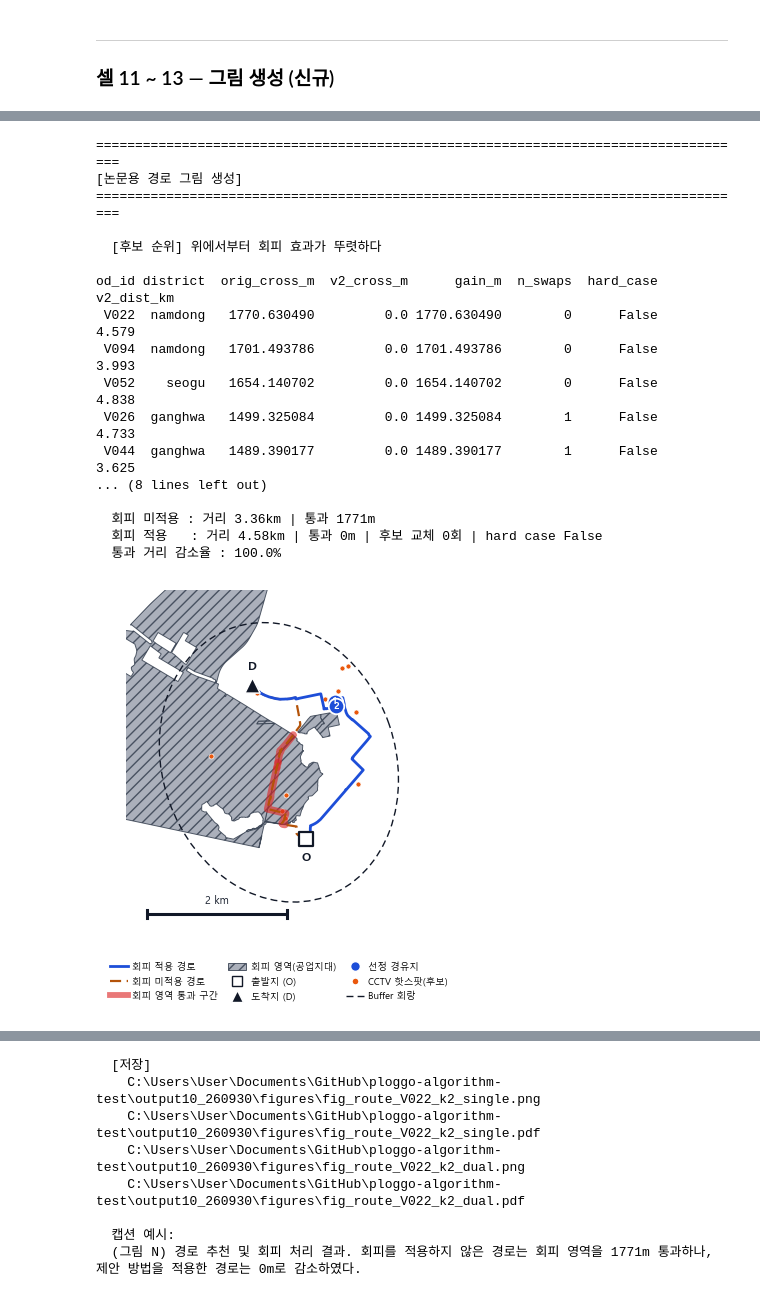
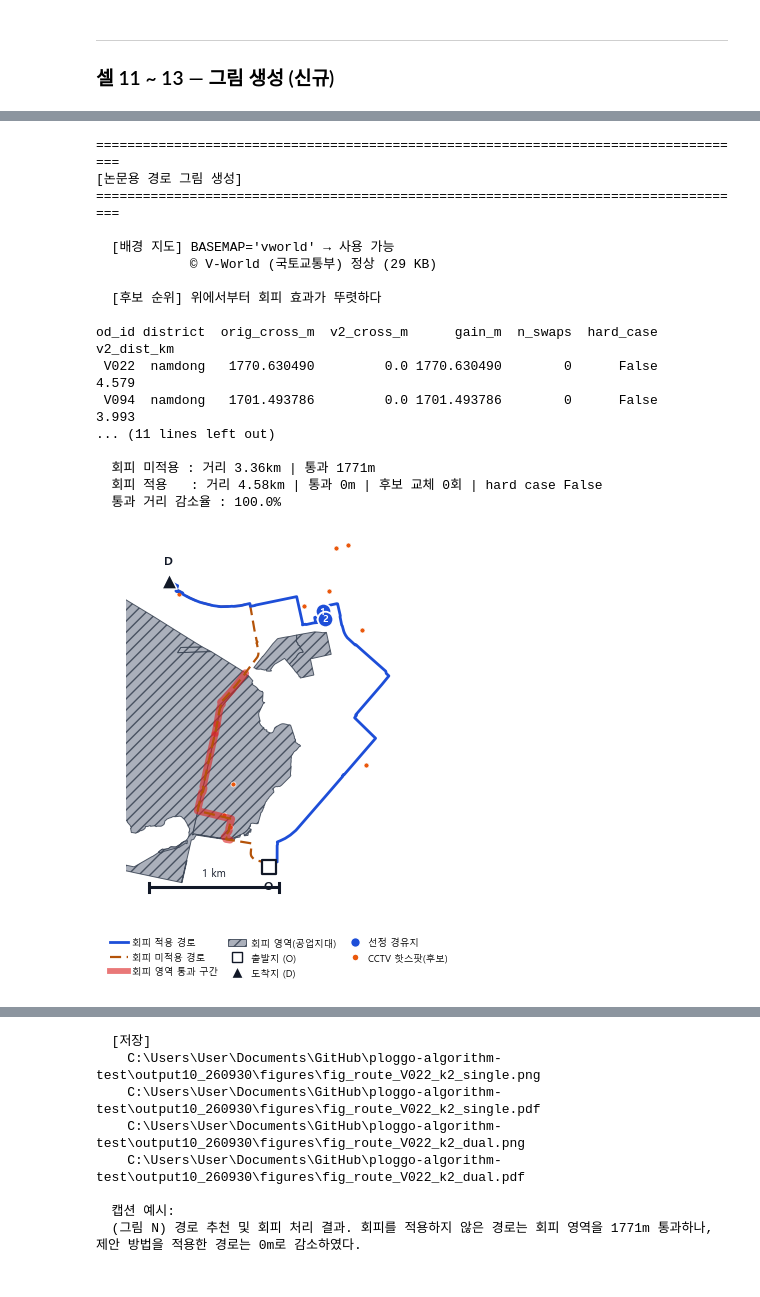
Before and after one commit to yeonyeong0120/ploggo-algorithm-test, a Jupyter notebook: routeFigure_v10_260930.ipynb, the cells around one changed output, grey strips where cells are left out. Cells and saved outputs as stored; diff of their text form; code cells hidden in the pictures.

```diff
--- a/routeFigure_v10_260930.ipynb
+++ b/routeFigure_v10_260930.ipynb
@@ -1287,9 +1392,22 @@ print(f"  배경 지도: {'사용 가능 (contextily)' if _HAS_CX else '불가
 FIG_OD_ID       = None     # 특정 OD를 쓰려면 'V012' 처럼 지정. None이면 자동 선정
 FIG_K           = 2        # 경유 핫스팟 수 (논문 확정값)
 FIG_DPI         = 300
-BASEMAP         = 'osm'          # 배경 지도: 'osm' | 'gray'(Esri 회색) | None(흰 배경)
 SHOW_HOTSPOTS   = 'candidates'   # CCTV 핫스팟: 'candidates' | 'all' | None
-SHOW_BUFFER     = True           # 타원 회랑 표시. False면 경로 주변만 확대된다
+
+# 배경 지도 — V-World(국토교통부)를 기본으로 쓴다. OpenStreetMap은 자원봉사 서버라
+# 이용 정책상 차단되는 경우가 있어("Access blocked" 타일) 기본에서 제외했다.
+#   'vworld'    V-World 일반 지도  (권장 — 도로명·건물이 한글로 나온다)
+#   'gray'      회색 단색 지도      (경로 색이 가장 잘 대비된다)
+#   'satellite' 항공사진           (공업지대의 실제 모습이 보인다)
+#   'esri'      Esri 거리 지도      (V-World 키가 없을 때)
+#   None        흰 배경
+BASEMAP         = 'vworld'
+
+# Buffer 타원 회랑 표시 여부.
+# 회랑은 경로보다 훨씬 넓어 켜면 화면이 크게 축소되고 경로가 작아진다.
+# 따라서 논문 그림은 False로 둔다. 후보 추출 범위를 설명하는 별도 그림이
+# 필요할 때만 True로 바꾼다.
+SHOW_BUFFER     = False
 
 FIG_DIR = V10_ROOT / "figures"
 FIG_DIR.mkdir(parents=True, exist_ok=True)
@@ -1317,6 +1435,24 @@ def rank_ods_for_figure(top_n=8):
 print("=" * 84)
 print("[논문용 경로 그림 생성]")
 print("=" * 84)
+
+# --- 배경 지도 점검 (타일 한 장만 받아본다) ---
+if BASEMAP:
+    _ok, _why = probe_basemap(BASEMAP)
+    print(f"\n  [배경 지도] BASEMAP='{BASEMAP}' → {'사용 가능' if _ok else '사용 불가'}")
+    print(f"            {_why}")
+    if not _ok:
+        for _alt in ('esri', 'gray', 'vworld'):
+            if _alt == BASEMAP:
+                continue
+            _ok2, _why2 = probe_basemap(_alt)
+            if _ok2:
+                print(f"            → BASEMAP='{_alt}'로 바꿔 진행한다. {_why2}")
+                BASEMAP = _alt
+                break
+        else:
+            print("            → 어느 타일도 열리지 않아 흰 배경으로 그린다.")
+            BASEMAP = None
 
 _rank = rank_ods_for_figure()
 if FIG_OD_ID:
@@ -1363,35 +1499,35 @@ for layout in ('single', 'dual'):
                             basemap=BASEMAP, show_hotspots=SHOW_HOTSPOTS,
                             show_buffer=SHOW_BUFFER)
     for ext in ('png', 'pdf'):
         p = FIG_DIR / f"fig_route_{od['od_id']}_k{FIG_K}_{layout}.{ext}"
         fig.savefig(p, dpi=FIG_DPI, bbox_inches='tight', facecolor='white')
         saved.append(p)
     plt.show()
 
 print("\n  [저장]")
 for p in saved:
     print(f"    {p.resolve()}")
 
 print("\n  캡션 예시:")
 print(f"  (그림 N) 경로 추천 및 회피 처리 결과. 회피를 적용하지 않은 경로는 "
       f"회피 영역을 {_oc:.0f}m 통과하나, 제안 방법을 적용한 경로는 {_ac:.0f}m로 "
       f"감소하였다.")
 # %% [output]
 ====================================================================================
 [논문용 경로 그림 생성]
 ====================================================================================
+
+  [배경 지도] BASEMAP='vworld' → 사용 가능
+            © V-World (국토교통부) 정상 (29 KB)
 
   [후보 순위] 위에서부터 회피 효과가 뚜렷하다
 
 od_id district  orig_cross_m  v2_cross_m      gain_m  n_swaps  hard_case  v2_dist_km
  V022  namdong   1770.630490         0.0 1770.630490        0      False       4.579
  V094  namdong   1701.493786         0.0 1701.493786        0      False       3.993
- V052    seogu   1654.140702         0.0 1654.140702        0      False       4.838
- V026  ganghwa   1499.325084         0.0 1499.325084        1      False       4.733
- V044  ganghwa   1489.390177         0.0 1489.390177        1      False       3.625
-... (8 lines left out)
+... (11 lines left out)
 
   회피 미적용 : 거리 3.36km | 통과 1771m
   회피 적용   : 거리 4.58km | 통과 0m | 후보 교체 0회 | hard case False
   통과 거리 감소율 : 100.0%
-[figure, old version]
+[figure, new version]
```
Also changed, not shown: parts of 10 cells of this notebook, 1 other file.
